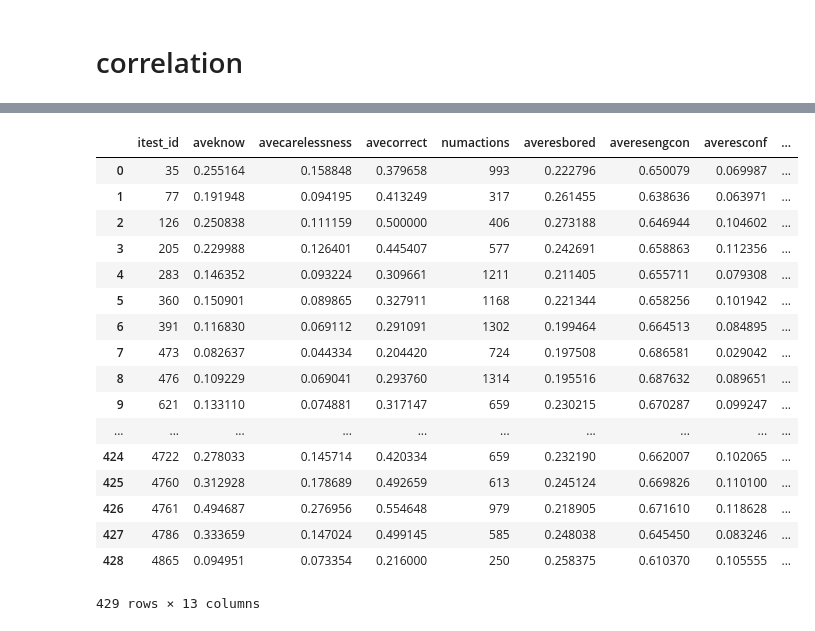
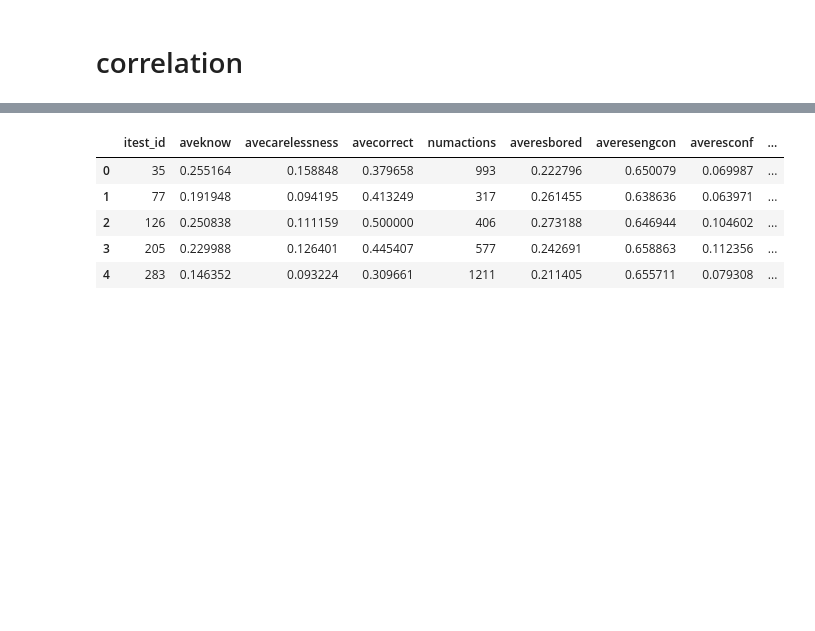
Before and after one commit to zyfzjsc988/DataMining, a Jupyter notebook: Qi_Fay_Joy/preprocess.ipynb, the cells around one changed output, grey strips where cells are left out. Cells and saved outputs as stored; diff of their text form; code cells hidden in the pictures; blank space fills up the shorter version.

```diff
--- a/Qi_Fay_Joy/preprocess.ipynb
+++ b/Qi_Fay_Joy/preprocess.ipynb
@@ -60,34 +46,22 @@ student_log_uni
 # %%
 def all_lower(L1):
     return [s.lower() for s in L1]
 
 training_dataset = pd.read_csv("../dataset/anonymized_dataset_for_ADM2017/training_label.csv")
 training_dataset.columns = all_lower(training_dataset.columns.tolist())
 training_dataset = training_dataset[all_lower(['ITEST_id','MCAS','isSTEM'])]
 # training_dataset
 training_set = student_log_uni.merge(training_dataset, on='itest_id', how="right")
 training_set = training_set[training_set['mcas']!=-999]
 training_set.reset_index(drop=True, inplace=True)
-training_set
+training_set.head()
 # %% [output]
 |  | itest_id | aveknow | avecarelessness | avecorrect | numactions | averesbored | averesengcon | averesconf | ... |
 | 0 | 35 | 0.255164 | 0.158848 | 0.379658 | 993 | 0.222796 | 0.650079 | 0.069987 | ... |
 | 1 | 77 | 0.191948 | 0.094195 | 0.413249 | 317 | 0.261455 | 0.638636 | 0.063971 | ... |
 | 2 | 126 | 0.250838 | 0.111159 | 0.500000 | 406 | 0.273188 | 0.646944 | 0.104602 | ... |
 | 3 | 205 | 0.229988 | 0.126401 | 0.445407 | 577 | 0.242691 | 0.658863 | 0.112356 | ... |
 | 4 | 283 | 0.146352 | 0.093224 | 0.309661 | 1211 | 0.211405 | 0.655711 | 0.079308 | ... |
-| 5 | 360 | 0.150901 | 0.089865 | 0.327911 | 1168 | 0.221344 | 0.658256 | 0.101942 | ... |
-| 6 | 391 | 0.116830 | 0.069112 | 0.291091 | 1302 | 0.199464 | 0.664513 | 0.084895 | ... |
-| 7 | 473 | 0.082637 | 0.044334 | 0.204420 | 724 | 0.197508 | 0.686581 | 0.029042 | ... |
-| 8 | 476 | 0.109229 | 0.069041 | 0.293760 | 1314 | 0.195516 | 0.687632 | 0.089651 | ... |
-| 9 | 621 | 0.133110 | 0.074881 | 0.317147 | 659 | 0.230215 | 0.670287 | 0.099247 | ... |
-| ... | ... | ... | ... | ... | ... | ... | ... | ... | ... |
-| 424 | 4722 | 0.278033 | 0.145714 | 0.420334 | 659 | 0.232190 | 0.662007 | 0.102065 | ... |
-| 425 | 4760 | 0.312928 | 0.178689 | 0.492659 | 613 | 0.245124 | 0.669826 | 0.110100 | ... |
-| 426 | 4761 | 0.494687 | 0.276956 | 0.554648 | 979 | 0.218905 | 0.671610 | 0.118628 | ... |
-| 427 | 4786 | 0.333659 | 0.147024 | 0.499145 | 585 | 0.248038 | 0.645450 | 0.083246 | ... |
-| 428 | 4865 | 0.094951 | 0.073354 | 0.216000 | 250 | 0.258375 | 0.610370 | 0.105555 | ... |
-429 rows × 13 columns
 # %%
 import matplotlib.pyplot as plt
 import seaborn as sns
```
Also changed, not shown: parts of 17 cells of this notebook.
